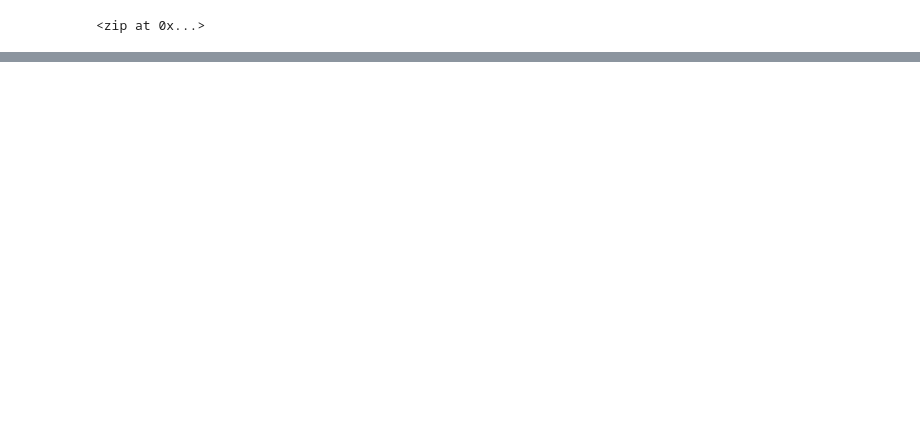
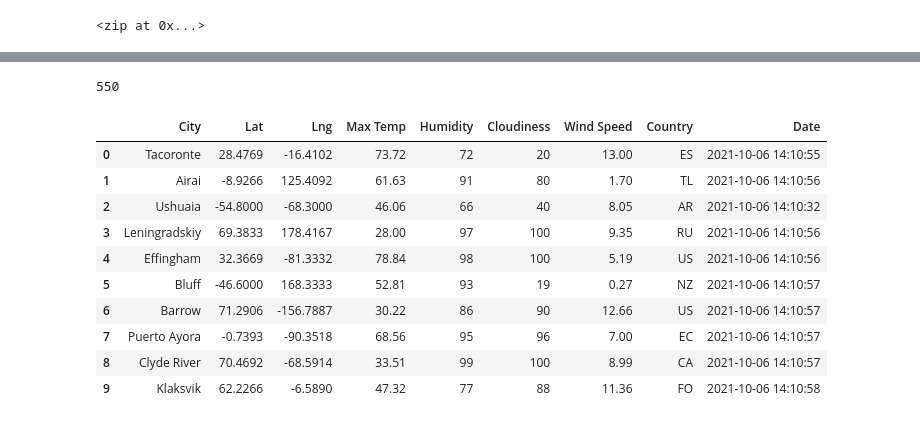
Before and after one commit to nkcondon/World_Weather_Analysis, a Jupyter notebook: WeatherPy.ipynb, the cells around one changed output, grey strips where cells are left out. Saved outputs shown, nothing was run; the diff lists cells and outputs as text; code cells hidden in the pictures; blank space fills up the shorter version.

```diff
--- a/WeatherPy.ipynb
+++ b/WeatherPy.ipynb
@@ -18,3 +24,6 @@ coordinates = list(lat_lngs)
+# %%
+# Starting URL for Weather Map API Call.
+url = "http://api.openweathermap.org/data/2.5/weather?units=Imperial&APPID=" + weather_api_key
 # %%
 
 # Create a list for holding the cities.
@@ -32,0 +123,20 @@ len(cities)
+# %%
+len(city_data)
+# %% [output]
+550
+# %%
+# Convert the array of dictionaries to a Pandas DataFrame.
+city_data_df = pd.DataFrame(city_data)
+city_data_df.head(10)
+# %% [output]
+|  | City | Lat | Lng | Max Temp | Humidity | Cloudiness | Wind Speed | Country | Date |
+| 0 | Tacoronte | 28.4769 | -16.4102 | 73.72 | 72 | 20 | 13.00 | ES | 2021-10-06 14:10:55 |
+| 1 | Airai | -8.9266 | 125.4092 | 61.63 | 91 | 80 | 1.70 | TL | 2021-10-06 14:10:56 |
+| 2 | Ushuaia | -54.8000 | -68.3000 | 46.06 | 66 | 40 | 8.05 | AR | 2021-10-06 14:10:32 |
+| 3 | Leningradskiy | 69.3833 | 178.4167 | 28.00 | 97 | 100 | 9.35 | RU | 2021-10-06 14:10:56 |
+| 4 | Effingham | 32.3669 | -81.3332 | 78.84 | 98 | 100 | 5.19 | US | 2021-10-06 14:10:56 |
+| 5 | Bluff | -46.6000 | 168.3333 | 52.81 | 93 | 19 | 0.27 | NZ | 2021-10-06 14:10:57 |
+| 6 | Barrow | 71.2906 | -156.7887 | 30.22 | 86 | 90 | 12.66 | US | 2021-10-06 14:10:57 |
+| 7 | Puerto Ayora | -0.7393 | -90.3518 | 68.56 | 95 | 96 | 7.00 | EC | 2021-10-06 14:10:57 |
+| 8 | Clyde River | 70.4692 | -68.5914 | 33.51 | 99 | 100 | 8.99 | CA | 2021-10-06 14:10:57 |
+| 9 | Klaksvik | 62.2266 | -6.5890 | 47.32 | 77 | 88 | 11.36 | FO | 2021-10-06 14:10:58 |
```
Also changed, not shown: parts of 6 cells of this notebook, 3 other files.
